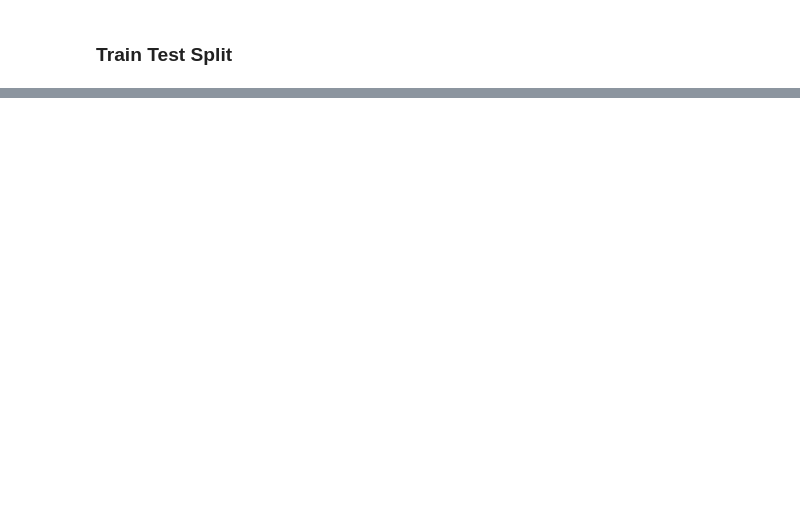
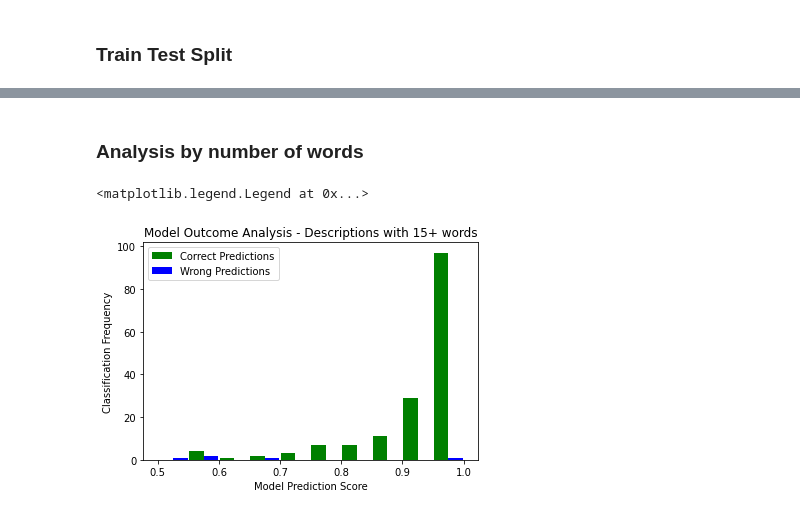
Before and after one commit to RaphaelAlvesdaSilva/UCPDA_Raphael-Silva, a Jupyter notebook: Assignment.ipynb, the cells around one changed output, grey strips where cells are left out. Saved outputs shown, nothing was run; the diff lists cells and outputs as text; code cells hidden in the pictures; blank space fills up the shorter version.

```diff
--- a/Assignment.ipynb
+++ b/Assignment.ipynb
@@ -118,0 +407,24 @@ __
+# %% [markdown]
+### Analysis by number of words
+# %%
+# Create Series with correct and wrong predictions, filtering out short descriptions
+t_pred = new_df[(new_df["Correct Prediction"] == True)  & (new_df["Description Length"] > 14)]["Score"]
+f_pred = new_df[(new_df["Correct Prediction"] == False) & (new_df["Description Length"] > 14)]["Score"]
+
+#print(len(t_pred), len(f_pred))
+
+# Histogram to check classification's frequency
+plt.hist([t_pred,f_pred],
+        bins=[0.5,0.55,0.6,0.65,0.7,0.75,0.8,0.85,0.9,0.95,1],
+        rwidth=0.95,
+        color=['green','blue'],
+        label=['Correct Predictions', 'Wrong Predictions'],
+        orientation='vertical')
+
+plt.xlabel('Model Prediction Score')
+plt.ylabel('Classification Frequency')
+plt.title('Model Outcome Analysis - Descriptions with 15+ words')
+plt.legend()
+# %% [output]
+<matplotlib.legend.Legend at 0x...>
+[figure, added]
```
Also changed, not shown: parts of 33 cells of this notebook.
